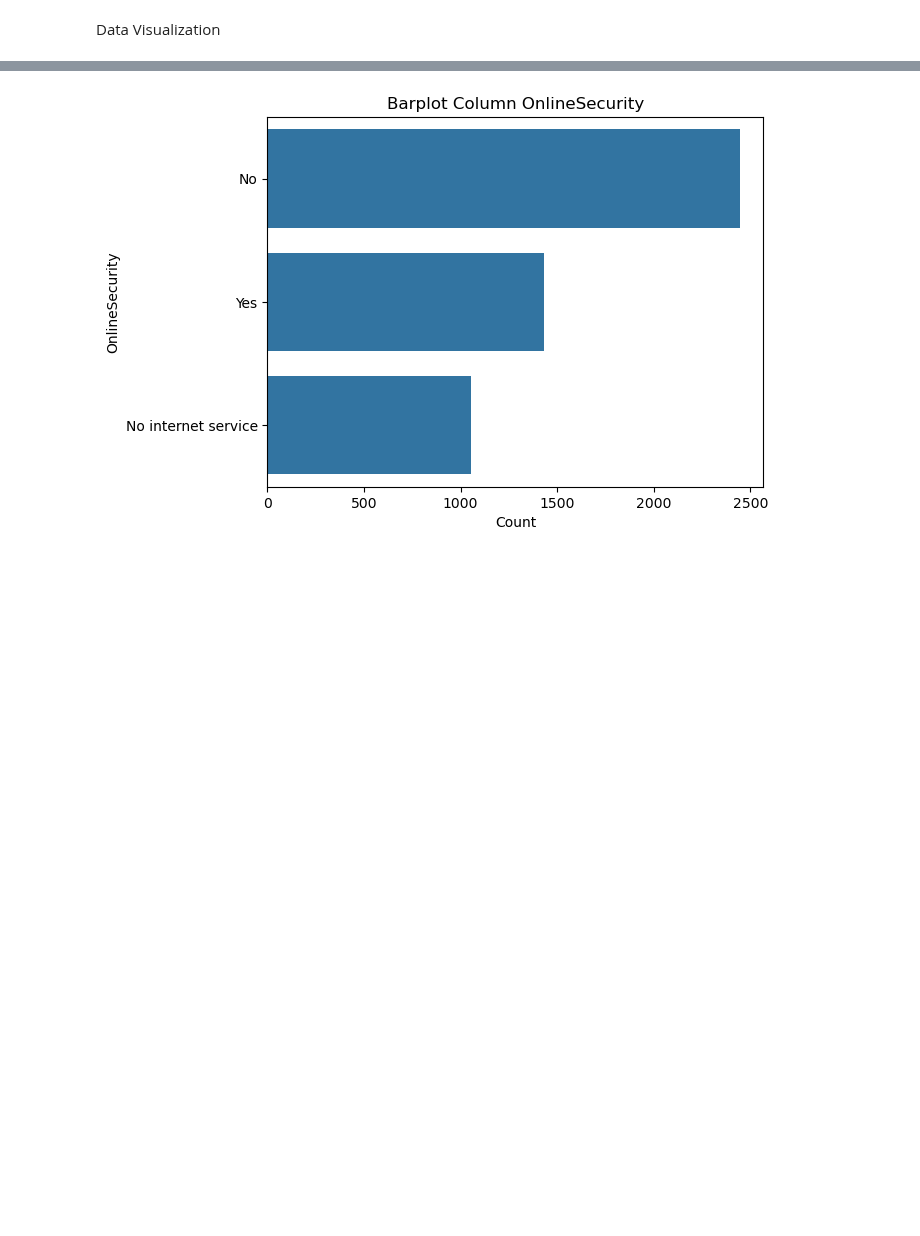
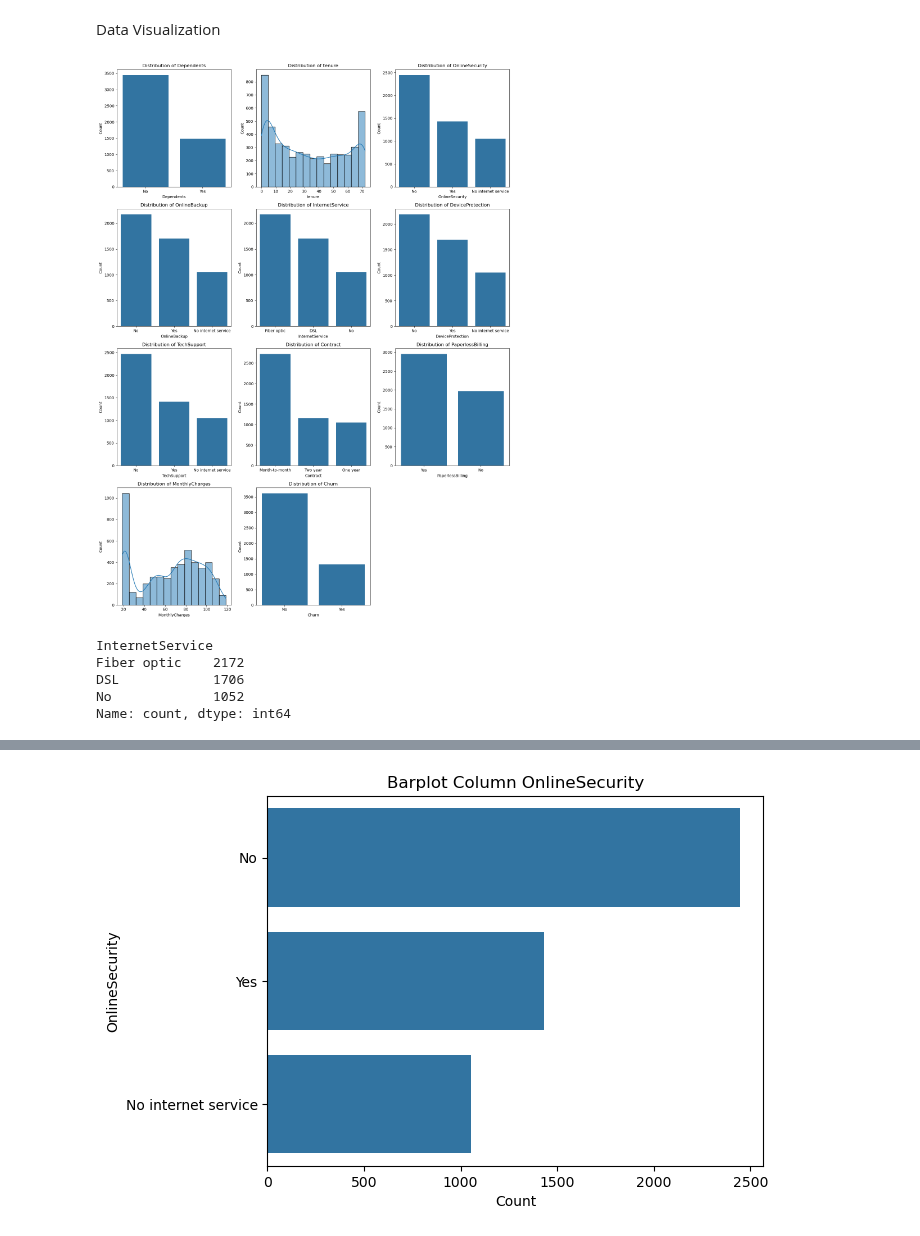
Before and after one commit to fahdmuchammad/Capstone-3-Purwadhika-Machine-learning, a Jupyter notebook: Capstone_3_Muchammad Fahd_Telco.ipynb, the cells around one changed output, grey strips where cells are left out. Saved outputs shown, nothing was run; the diff lists cells and outputs as text; code cells hidden in the pictures; blank space fills up the shorter version.

```diff
--- a/Capstone_3_Muchammad Fahd_Telco.ipynb
+++ b/Capstone_3_Muchammad Fahd_Telco.ipynb
@@ -107,6 +102,46 @@ dtype: int64
 ### EDA(Exploratory Data Analysis)
 # %% [markdown]
 Data Visualization
+# %%
+import math
+# Set the number of rows and columns for the grid
+num_cols = len(df.columns)
+rows = math.ceil(num_cols / 3)  # Calculate the required number of rows
+cols = 3  # Fixed number of columns
+
+# Create the subplots
+fig, axes = plt.subplots(nrows=rows, ncols=cols, figsize=(15, 5 * rows))
+axes = axes.flatten()  # Flatten the 2D array of axes for easier indexing
+
+# Loop through each column and plot
+for i, col in enumerate(df.columns):
+    if df[col].dtype in ['int64', 'float64']:  # For numeric data
+        sns.histplot(df[col], bins=15, kde=True, ax=axes[i])
+    else:  # For categorical data
+        # Aggregate counts for the categorical data
+        category_counts = df[col].value_counts().reset_index()
+        category_counts.columns = [col, 'Count']
+
+        # Use sns.barplot for custom counts
+        sns.barplot(x=col, y='Count', data=category_counts, ax=axes[i])
+    axes[i].set_title(f'Distribution of {col}')
+
+# Remove empty subplots if columns < grid size
+for j in range(i + 1, len(axes)):
+    fig.delaxes(axes[j])  # Remove unused axes
+
+plt.tight_layout()
+plt.show()
+# %% [output]
+[figure, added]
+# %%
+df.InternetService.value_counts()
+# %% [output]
+InternetService
+Fiber optic    2172
+DSL            1706
+No             1052
+Name: count, dtype: int64
 # %%
 dependents_counts = df['Dependents'].value_counts().reset_index()
 dependents_counts.columns = ['Dependents', 'Count']
```
Also changed, not shown: parts of 3 cells of this notebook.
